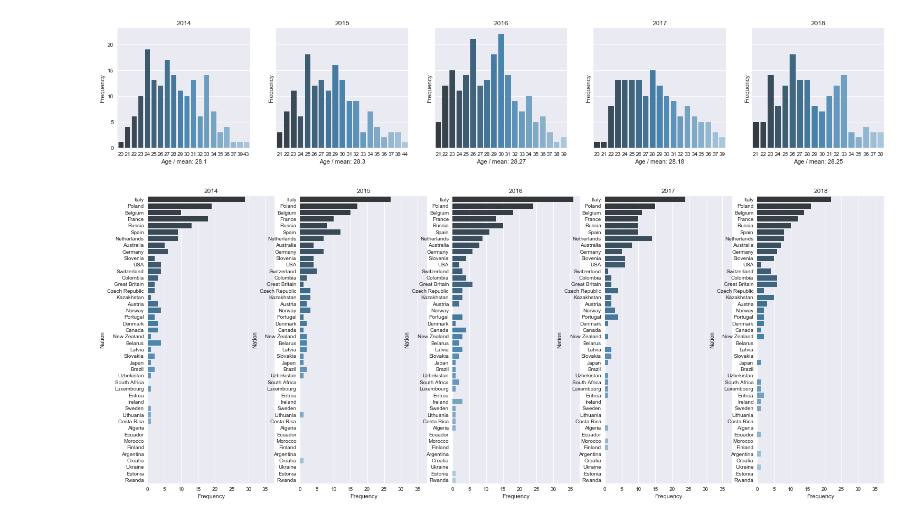
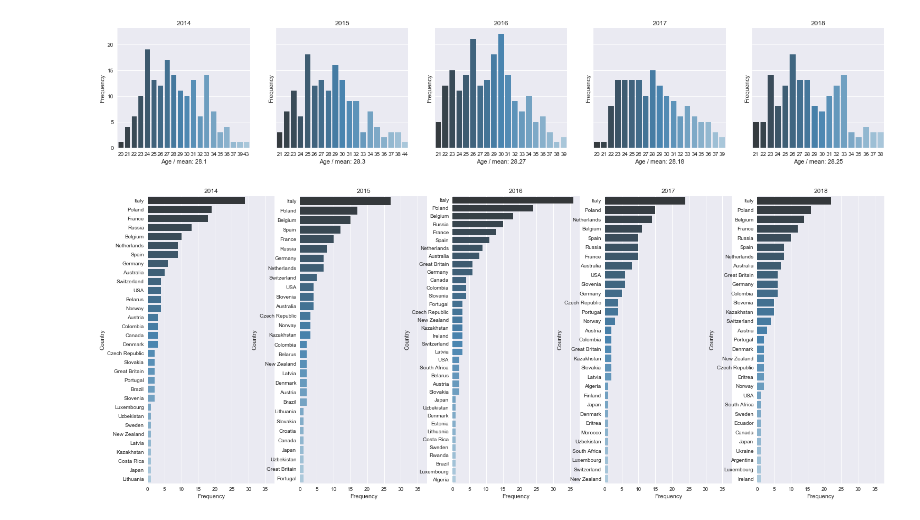
Before and after one commit to norbertstrzelecki/tour_de_pologne_top10, a Jupyter notebook: tdp_2_3_data_statistics_visualization.ipynb, the cells around one changed output. Drawn from its saved outputs; the diff is of its cells as text; code cells hidden in the pictures.

Commit message:
After cleaning and imputing missing values

```diff
--- a/tdp_2_3_data_statistics_visualization.ipynb
+++ b/tdp_2_3_data_statistics_visualization.ipynb
@@ -14,13 +14,13 @@ import seaborn as sns; sns.set()
 ### Data loading
 # %%
 # Main data for modeling
-biker_class = pd.read_csv('preprocessed/biker_class.csv', index_col=0)
+biker_class = pd.read_csv('processed/clean_biker_class.csv', index_col=0)
 
 # Additional parts for statistics
-biker_stats = pd.read_csv('preprocessed/biker_stats.csv', index_col=0)
-biker_by_stage = pd.read_csv('preprocessed/biker_by_stage.csv', index_col=0)
-stage_results = pd.read_csv('preprocessed/stages.csv', index_col=False)
-stage_class = pd.read_csv('preprocessed/stages_summary.csv', index_col=False)
+biker_stats = pd.read_csv('preprocessed/pre_biker_stats.csv', index_col=0)
+biker_by_stage = pd.read_csv('preprocessed/pre_biker_by_stage.csv', index_col=0)
+stage_results = pd.read_csv('preprocessed/pre_stages.csv', index_col=False)
+stage_class = pd.read_csv('preprocessed/pre_stages_summary.csv', index_col=False)
 # %% [markdown]
 # Statistics
 # %%
@@ -90,16 +89,17 @@ for year in range(2014,2019):
 # %%
 # Nationality distribution through years
 i = 0
 fig, ax = plt.subplots(1,5, figsize=(25,10), sharey=False, sharex=True)
 for year in range(2014,2019):
     ax[i] = sns.countplot(y="nation", data=biker_class[biker_class.year == year][['name','nation']].drop_duplicates(),
-                  order=biker_class['nation'].value_counts().index,
+#                   order=biker_class['nation'].value_counts().index,
+                  order=biker_class[biker_class.year == year]['nation'].value_counts().index,
                   palette="Blues_d", orient='h', ax=ax[i])
     ax[i].set_title(year)
     ax[i].set_xlabel('Frequency')
-    ax[i].set_ylabel('Nation')
+    ax[i].set_ylabel('Country')
     i += 1
 # %% [output]
-[figure, old version]
+[figure, new version]
 # %%
 # TDB
```
Also changed, not shown: parts of 7 cells of this notebook, 9 other files.
